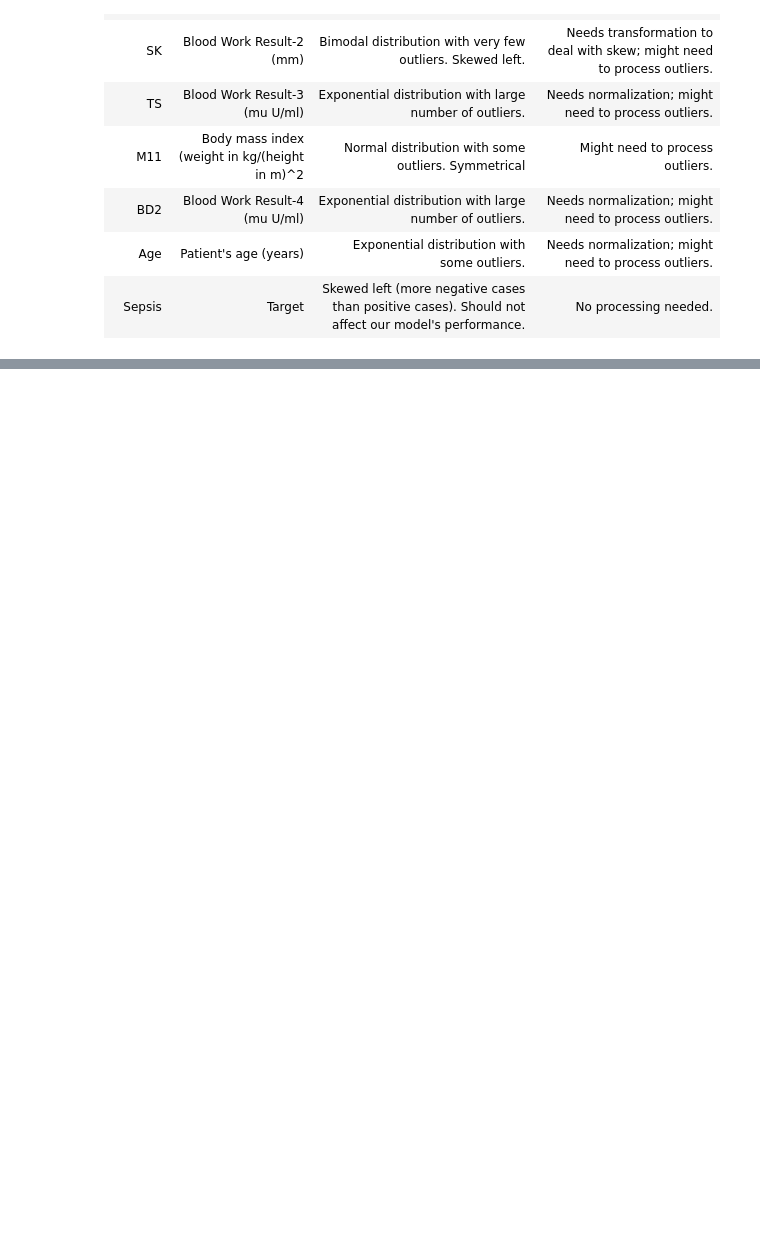
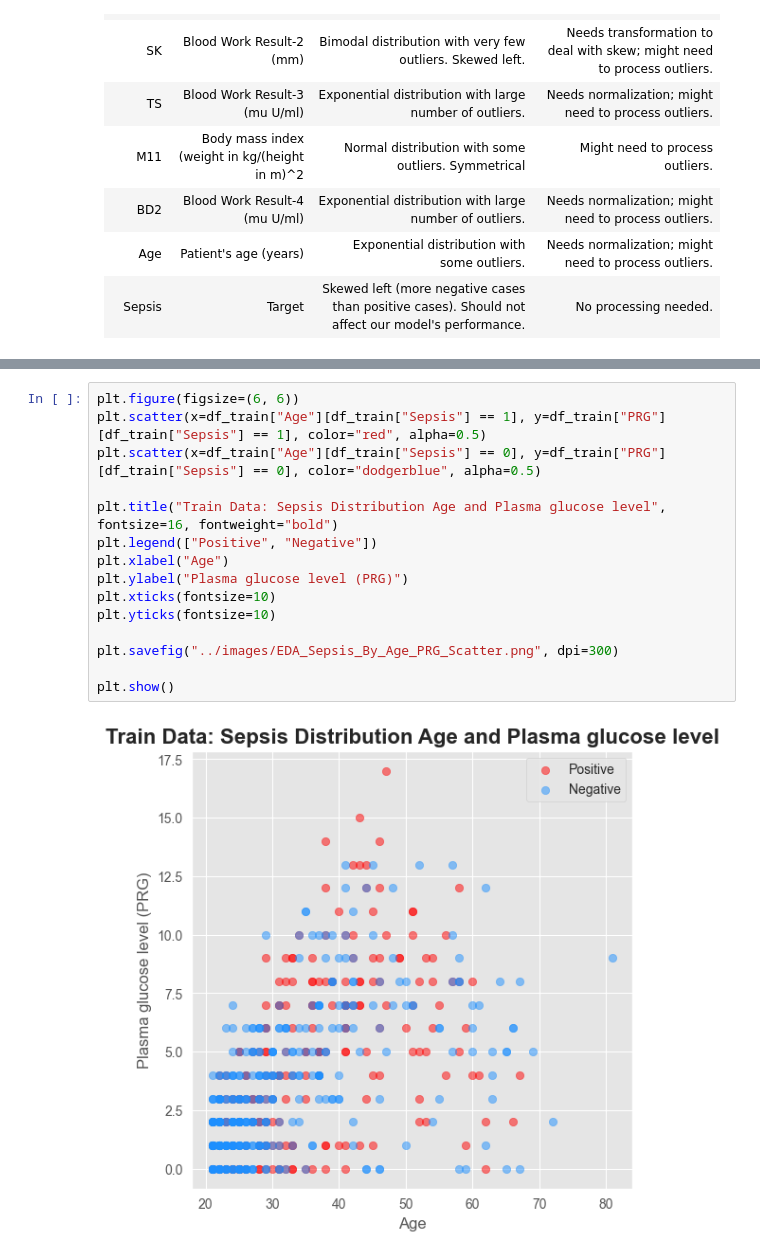
Before and after one commit to miketvo/rmit2023a-cosc2753-assignment1, a Jupyter notebook: notebooks/Step1_EDA.ipynb, the cells around one changed output, grey strips where cells are left out. Drawn from its saved outputs; the diff is of its cells as text; blank space fills up the shorter version.

```diff
--- a/notebooks/Step1_EDA.ipynb
+++ b/notebooks/Step1_EDA.ipynb
@@ -474,0 +510,17 @@ In more details:
+# %%
+plt.figure(figsize=(6, 6))
+plt.scatter(x=df_train["Age"][df_train["Sepsis"] == 1], y=df_train["PRG"][df_train["Sepsis"] == 1], color="red", alpha=0.5)
+plt.scatter(x=df_train["Age"][df_train["Sepsis"] == 0], y=df_train["PRG"][df_train["Sepsis"] == 0], color="dodgerblue", alpha=0.5)
+
+plt.title("Train Data: Sepsis Distribution Age and Plasma glucose level", fontsize=16, fontweight="bold")
+plt.legend(["Positive", "Negative"])
+plt.xlabel("Age")
+plt.ylabel("Plasma glucose level (PRG)")
+plt.xticks(fontsize=10)
+plt.yticks(fontsize=10)
+
+plt.savefig("../images/EDA_Sepsis_By_Age_PRG_Scatter.png", dpi=300)
+
+plt.show()
+# %% [output]
+[figure, added]
```
Also changed, not shown: parts of 11 cells of this notebook, 8 other files.
